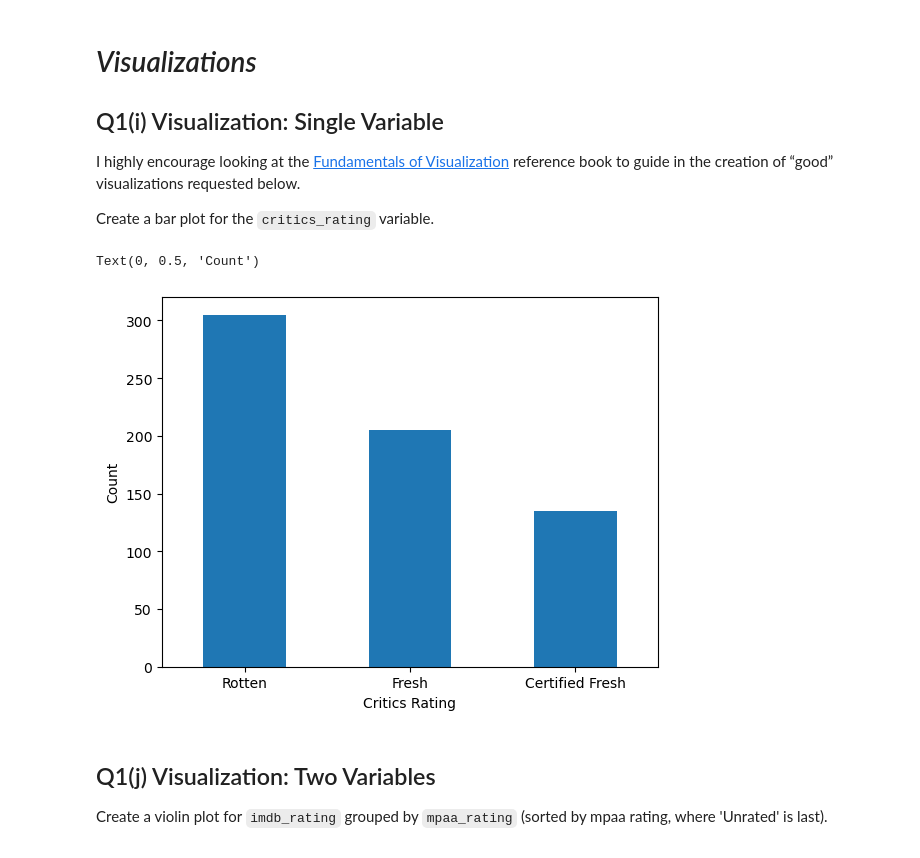
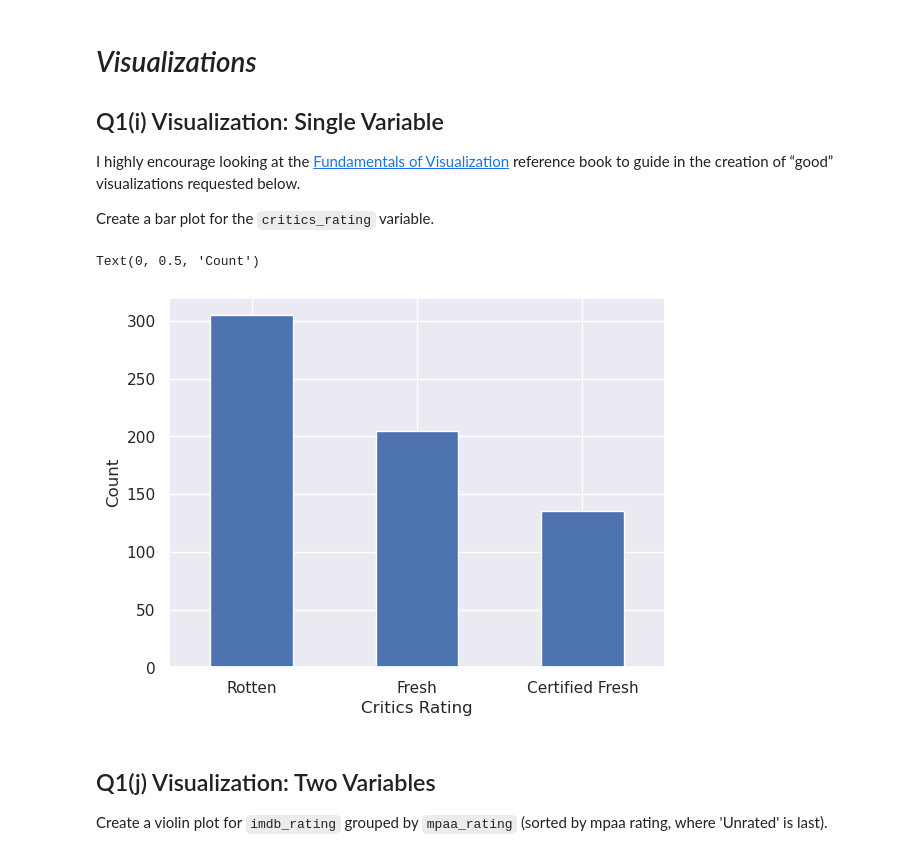
Before and after one commit to vewester/a2-4821, a Jupyter notebook: a2-4821.ipynb, the cells around one changed output. Cells and saved outputs as stored; diff of their text form; code cells hidden in the pictures.

```diff
--- a/a2-4821.ipynb
+++ b/a2-4821.ipynb
@@ -295,13 +295,13 @@ Create a bar plot for the `critics_rating` variable.
 # %%
 
 # Create bar plot for "critics_rating"
-
+sns.set_theme()
 ax = movies['critics_rating'].value_counts().plot(kind='bar', rot=0)
 ax.set_xlabel('Critics Rating')
 ax.set_ylabel('Count')
 # %% [output]
 Text(0, 0.5, 'Count')
-[figure, old version]
+[figure, new version]
 # %% [markdown]
 <!-- END QUESTION -->
 
```
Also changed, not shown: parts of 5 cells of this notebook.
